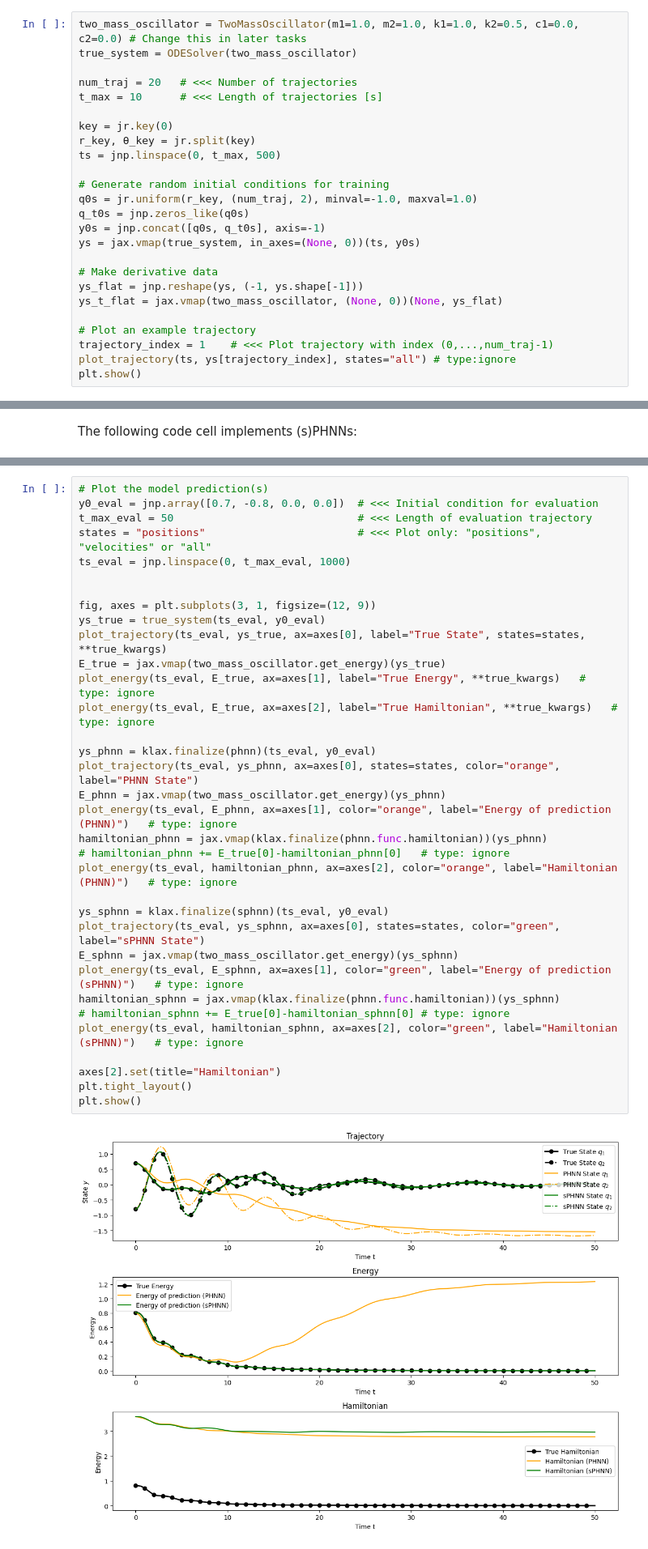
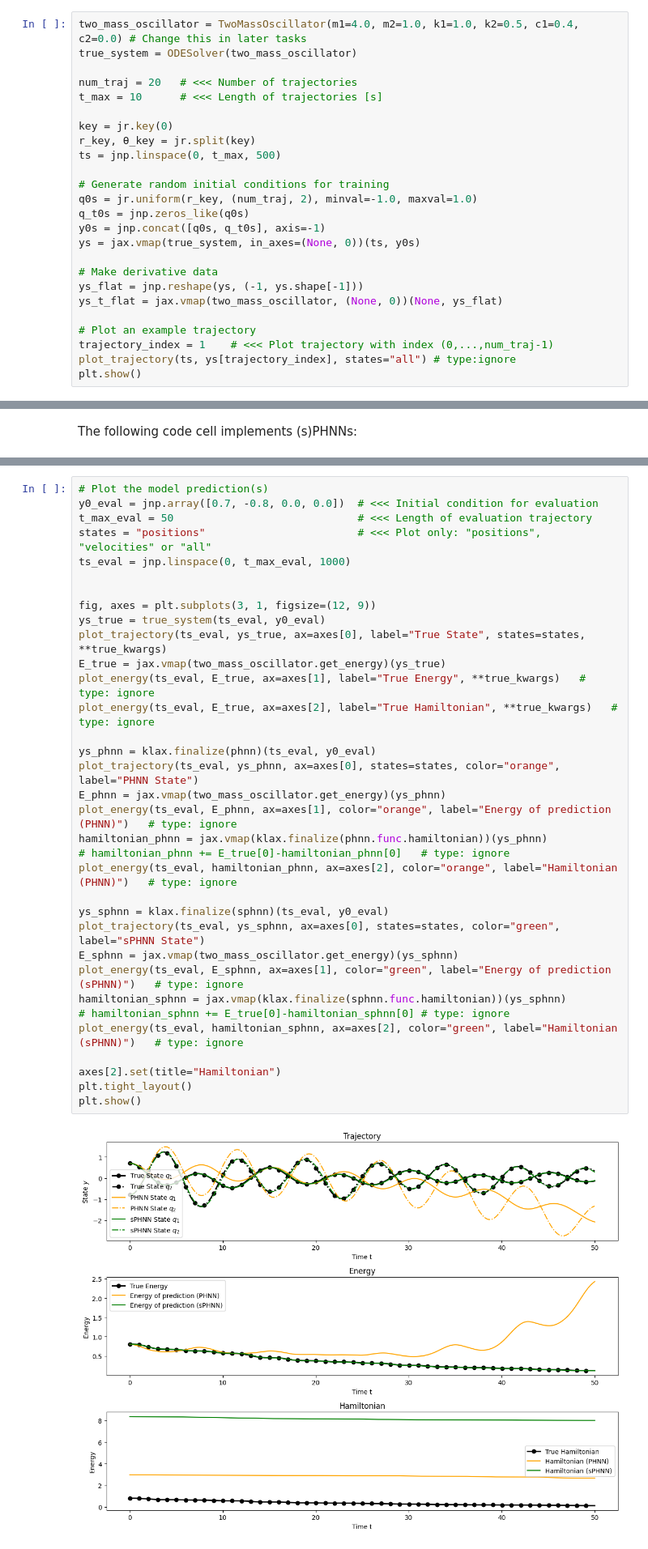
Before and after one commit to Drenderer/LecturePhysicsAwareML, a Jupyter notebook: dynamic_modeling/notebooks/2-Energy_based_models.ipynb, the cells around one changed output, grey strips where cells are left out. Shown at 81% size. Saved outputs shown, nothing was run; the diff lists cells and outputs as text.

```diff
--- a/dynamic_modeling/notebooks/2-Energy_based_models.ipynb
+++ b/dynamic_modeling/notebooks/2-Energy_based_models.ipynb
@@ -141,7 +141,7 @@ The following code cells generate and visualize data from the spring pendulum sy
 
 Feel free to change the parameters marked by ``# <<<`` *later* during the tasks.
 # %%
-two_mass_oscillator = TwoMassOscillator(m1=1.0, m2=1.0, k1=1.0, k2=0.5, c1=0.0, c2=0.0) # Change this in later tasks
+two_mass_oscillator = TwoMassOscillator(m1=4.0, m2=1.0, k1=1.0, k2=0.5, c1=0.4, c2=0.0) # Change this in later tasks
 true_system = ODESolver(two_mass_oscillator)
 
 num_traj = 20   # <<< Number of trajectories
@@ -565,32 +566,32 @@ t_max_eval = 50                             # <<< Length of evaluation trajector
 states = "positions"                        # <<< Plot only: "positions", "velocities" or "all"
 ts_eval = jnp.linspace(0, t_max_eval, 1000)
 
 
 fig, axes = plt.subplots(3, 1, figsize=(12, 9))
 ys_true = true_system(ts_eval, y0_eval)
 plot_trajectory(ts_eval, ys_true, ax=axes[0], label="True State", states=states, **true_kwargs)
 E_true = jax.vmap(two_mass_oscillator.get_energy)(ys_true)
 plot_energy(ts_eval, E_true, ax=axes[1], label="True Energy", **true_kwargs)   # type: ignore
 plot_energy(ts_eval, E_true, ax=axes[2], label="True Hamiltonian", **true_kwargs)   # type: ignore
 
 ys_phnn = klax.finalize(phnn)(ts_eval, y0_eval)
 plot_trajectory(ts_eval, ys_phnn, ax=axes[0], states=states, color="orange", label="PHNN State")
 E_phnn = jax.vmap(two_mass_oscillator.get_energy)(ys_phnn)
 plot_energy(ts_eval, E_phnn, ax=axes[1], color="orange", label="Energy of prediction (PHNN)")   # type: ignore
 hamiltonian_phnn = jax.vmap(klax.finalize(phnn.func.hamiltonian))(ys_phnn)
 # hamiltonian_phnn += E_true[0]-hamiltonian_phnn[0]   # type: ignore
 plot_energy(ts_eval, hamiltonian_phnn, ax=axes[2], color="orange", label="Hamiltonian (PHNN)")   # type: ignore
 
 ys_sphnn = klax.finalize(sphnn)(ts_eval, y0_eval)
 plot_trajectory(ts_eval, ys_sphnn, ax=axes[0], states=states, color="green", label="sPHNN State")
 E_sphnn = jax.vmap(two_mass_oscillator.get_energy)(ys_sphnn)
 plot_energy(ts_eval, E_sphnn, ax=axes[1], color="green", label="Energy of prediction (sPHNN)")   # type: ignore
-hamiltonian_sphnn = jax.vmap(klax.finalize(phnn.func.hamiltonian))(ys_sphnn)
+hamiltonian_sphnn = jax.vmap(klax.finalize(sphnn.func.hamiltonian))(ys_sphnn)
 # hamiltonian_sphnn += E_true[0]-hamiltonian_sphnn[0] # type: ignore
 plot_energy(ts_eval, hamiltonian_sphnn, ax=axes[2], color="green", label="Hamiltonian (sPHNN)")   # type: ignore
 
 axes[2].set(title="Hamiltonian")
 plt.tight_layout()
 plt.show()
 # %% [output]
-[figure, old version]
+[figure, new version]
```
Also changed, not shown: parts of 8 cells of this notebook, 1 other file.
